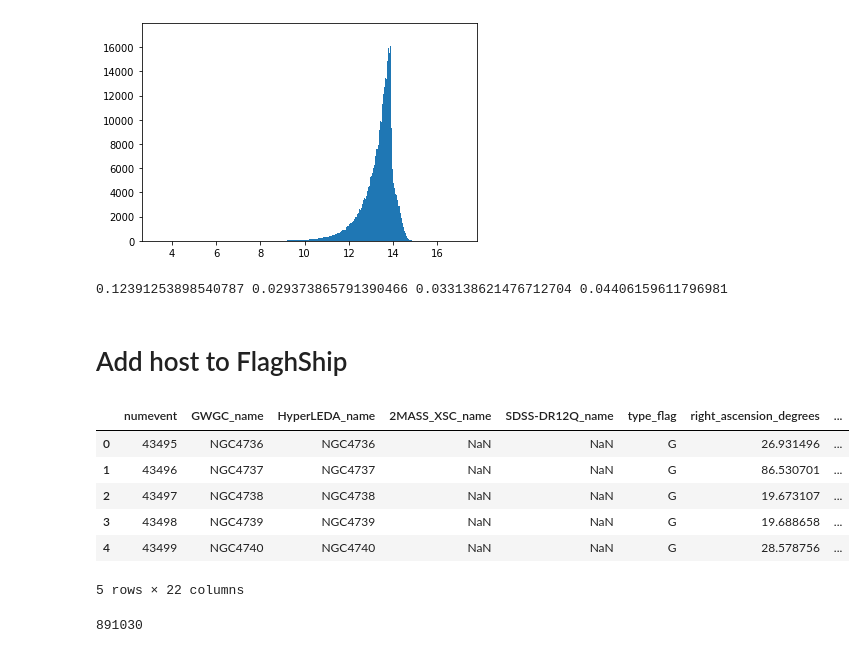
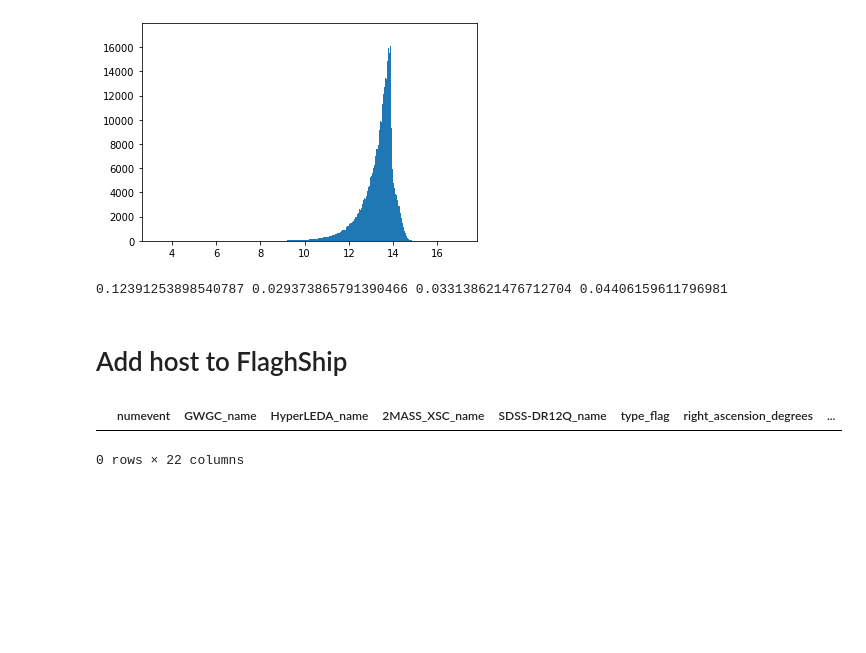
Before and after one commit to RCianca/DarkSirensStat, a Jupyter notebook: ProxyGenerator/GLADE-inator.ipynb, the cells around one changed output. Saved outputs shown, nothing was run; the diff lists cells and outputs as text; code cells hidden in the pictures; blank space fills up the shorter version.

Commit message:
changed GLADE.py:newcat

```diff
--- a/ProxyGenerator/GLADE-inator.ipynb
+++ b/ProxyGenerator/GLADE-inator.ipynb
@@ -448,24 +446,16 @@ print(glade_like['declination_degrees'].max())
 # %% [markdown]
 # Add host to FlaghShip
 # %%
-myglade = pd.read_csv('GLADE_flagship.txt', sep=" ", header=None)
+#myglade = pd.read_csv('GLADE_flagship.txt', sep=" ", header=None)
 colnames=['numevent','GWGC_name','HyperLEDA_name','2MASS_XSC_name','SDSS-DR12Q_name','type_flag','right_ascension_degrees',
           'declination_degrees','dl','err_lum_dist','z','app_B_mag','err_app_B_mag','abs_B_mag','app_J_mag',
           'err_app_J_mag','app_H_mag','err_app_H_mag','app_K_mag','err_app_K_mag','lum_dist_flag','pec_vel_correction'
           ]
-myglade.columns=colnames
+myglade = pd.DataFrame(columns = colnames)
+#myglade.columns=colnames
 myglade.head(5)
 # %% [output]
 |  | numevent | GWGC_name | HyperLEDA_name | 2MASS_XSC_name | SDSS-DR12Q_name | type_flag | right_ascension_degrees | ... |
-| 0 | 43495 | NGC4736 | NGC4736 | NaN | NaN | G | 26.931496 | ... |
-| 1 | 43496 | NGC4737 | NGC4737 | NaN | NaN | G | 86.530701 | ... |
-| 2 | 43497 | NGC4738 | NGC4738 | NaN | NaN | G | 19.673107 | ... |
-| 3 | 43498 | NGC4739 | NGC4739 | NaN | NaN | G | 19.688658 | ... |
-| 4 | 43499 | NGC4740 | NGC4740 | NaN | NaN | G | 28.578756 | ... |
-5 rows × 22 columns
+0 rows × 22 columns
 # %%
 myglade=myglade.query('1.4< z & z > 1.8')
-# %%
-myglade.shape[0]
-# %% [output]
-891030
```
Also changed, not shown: parts of 15 cells of this notebook, 2 other files.
